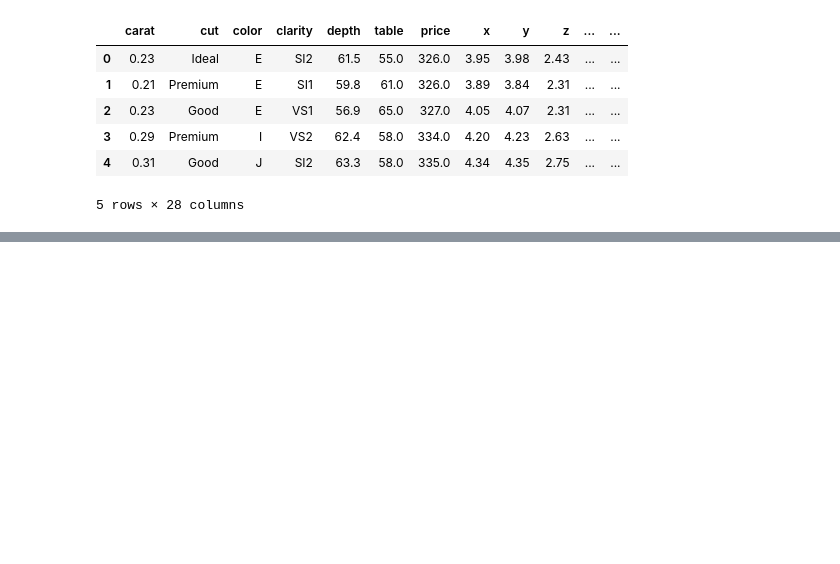
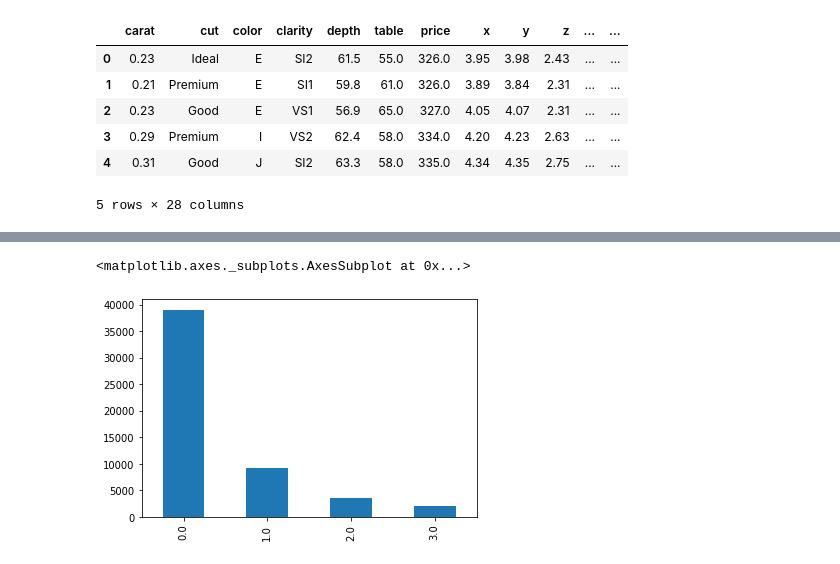
Before and after one commit to ArielJosephCohen/diamonds, a Jupyter notebook: first_model.ipynb, the cells around one changed output, grey strips where cells are left out. Saved outputs shown, nothing was run; the diff lists cells and outputs as text; code cells hidden in the pictures; blank space fills up the shorter version.

```diff
--- a/first_model.ipynb
+++ b/first_model.ipynb
@@ -194,0 +190,3 @@ df.head()
+# %%
+for col in df.select_dtypes(exclude='O').columns:
+    df[col]=df[col].astype(float)
@@ -194,0 +288,5 @@ df.head()
+# %%
+X1 = df.drop(['cut','color','clarity','price_bin','price'],axis=1)
+X2 = df[['carat', 'cut', 'color', 'clarity', 'depth', 'table', 'x', 'y','z']]
+y1 = df.price_bin
+y2 = df.price
@@ -194,0 +295,5 @@ df.head()
+# %%
+y1.value_counts().plot(kind='bar')
+# %% [output]
+<matplotlib.axes._subplots.AxesSubplot at 0x...>
+[figure, added]
```
Also changed, not shown: parts of 20 cells of this notebook.
